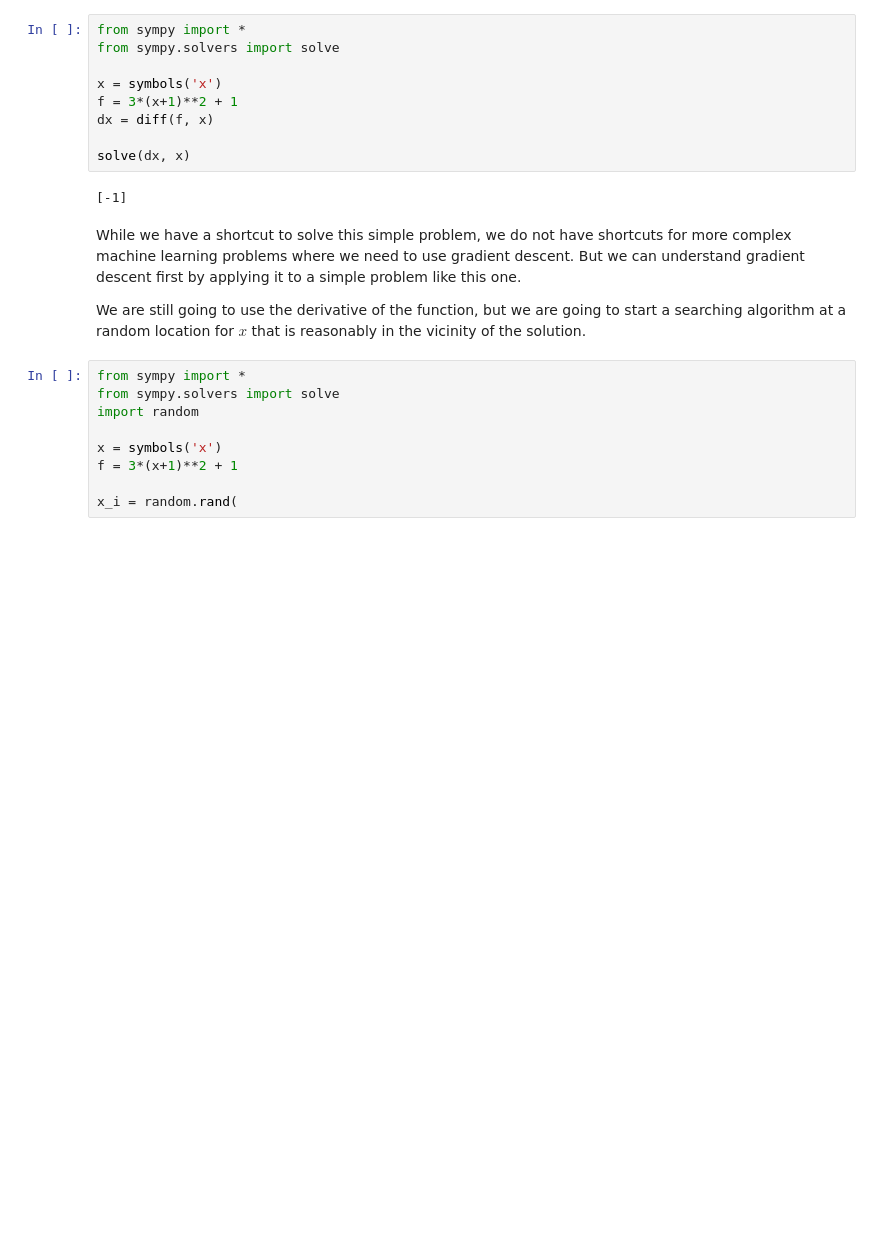
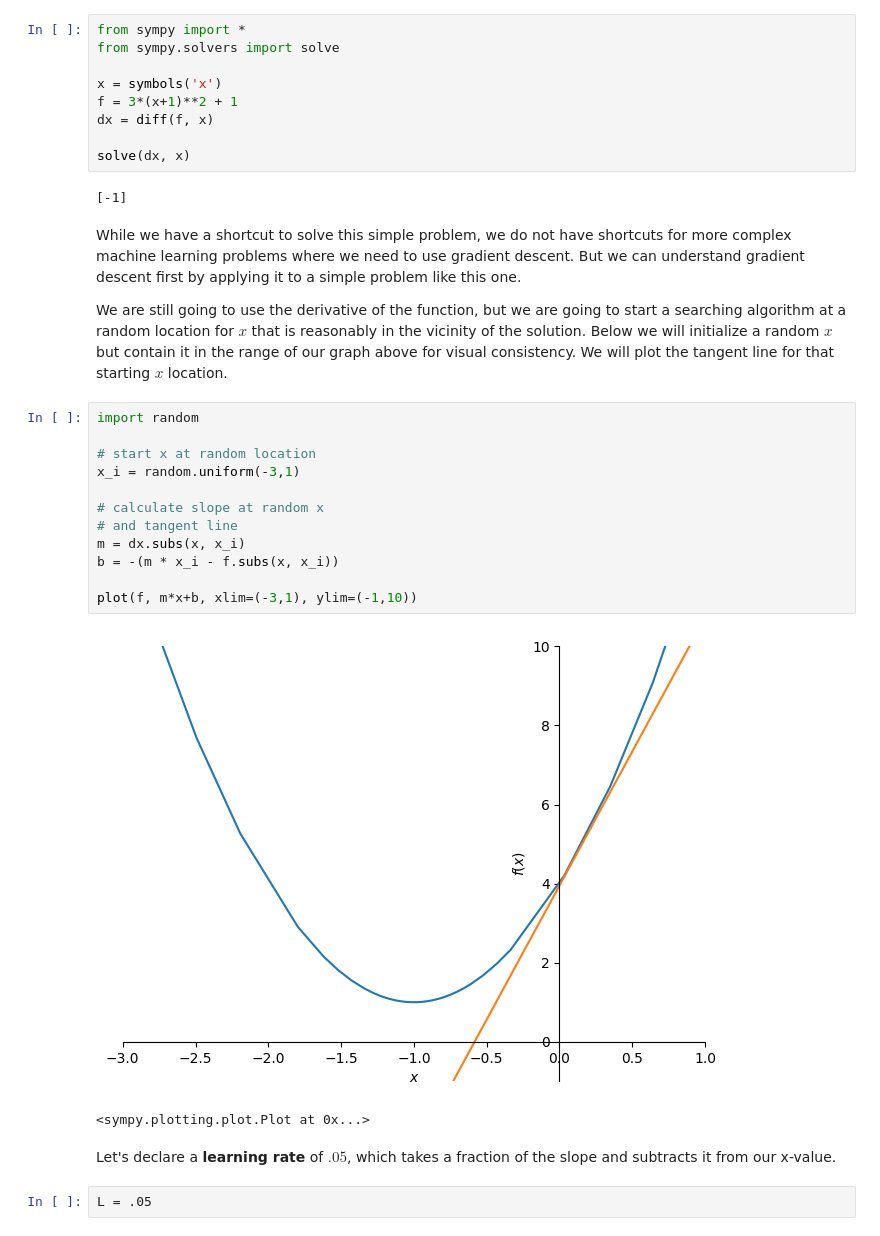
Before and after one commit to thomasnield/anaconda_calculus_fundamentals, a Jupyter notebook: 4_gradient_descent.ipynb, the cells around one changed output. Cells and saved outputs as stored; diff of their text form; blank space fills up the shorter version.

```diff
--- a/4_gradient_descent.ipynb
+++ b/4_gradient_descent.ipynb
@@ -53,13 +53,23 @@ solve(dx, x)
 # %% [markdown]
 While we have a shortcut to solve this simple problem, we do not have shortcuts for more complex machine learning problems where we need to use gradient descent. But we can understand gradient descent first by applying it to a simple problem like this one.
 
-We are still going to use the derivative of the function, but we are going to start a searching algorithm at a random location for $ x $ that is reasonably in the vicinity of the solution.
+We are still going to use the derivative of the function, but we are going to start a searching algorithm at a random location for $ x $ that is reasonably in the vicinity of the solution. Below we will initialize a random $ x $ but contain it in the range of our graph above for visual consistency. We will plot the tangent line for that starting $ x $ location.
 # %%
-from sympy import *
-from sympy.solvers import solve
 import random
 
-x = symbols('x')
-f = 3*(x+1)**2 + 1
+# start x at random location
+x_i = random.uniform(-3,1)
 
-x_i = random.rand(
+# calculate slope at random x
+# and tangent line
+m = dx.subs(x, x_i)
+b = -(m * x_i - f.subs(x, x_i))
+
+plot(f, m*x+b, xlim=(-3,1), ylim=(-1,10))
+# %% [output]
+[figure, added]
+<sympy.plotting.plot.Plot at 0x...>
+# %% [markdown]
+Let's declare a **learning rate** of $ .05 $, which takes a fraction of the slope and subtracts it from our x-value.
+# %%
+L = .05
```
Also changed, not shown: parts of 7 cells of this notebook.
